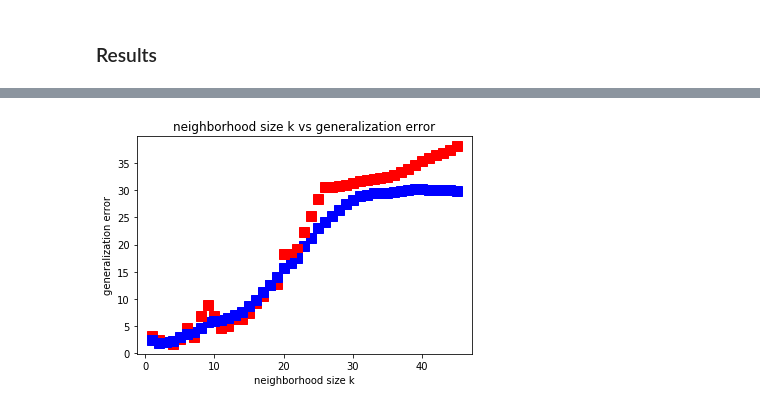
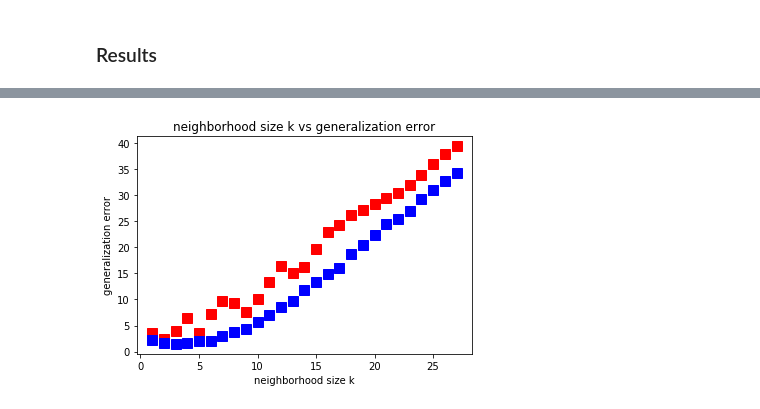
Before and after one commit to nayan-pradhan/MachineLearning_JacobsUniversity, a Jupyter notebook: Assignment7/ProgrammingAssignmentSolution_Sheet7_NayanManSinghPradhan.ipynb, the cells around one changed output, grey strips where cells are left out. Cells and saved outputs as stored; diff of their text form; code cells hidden in the pictures.

Commit message:
Adding 10 random samples

```diff
--- a/Assignment7/ProgrammingAssignmentSolution_Sheet7_NayanManSinghPradhan.ipynb
+++ b/Assignment7/ProgrammingAssignmentSolution_Sheet7_NayanManSinghPradhan.ipynb
@@ -87,6 +87,10 @@ def k_fold_cross_validation(x, y, k_folds, k_for_KNN_reg):
         x_Validate = x_Validate.reshape(-1, 1)
         y_Validate = y_Validate.reshape(-1, 1)
 
+        if (k_for_KNN_reg > len(x_Train)):
+            print("number of samples smaller than the specified number of neighbors")
+            return 0
+
         clf = KNeighborsRegressor(n_neighbors = k_for_KNN_reg)
         clf.fit(x_Train, y_Train)
         prediction = (clf.predict(x_Validate))
@@ -148,51 +216,61 @@ From K-fold Validation Set: 2.4120735218343166
 # %%
 ## For graphing like example 6.3
 
-## Generate random input sample
-N = 51
-x = []
-y = []
-for i in range(0, N):
-    mu, sigma = 0, 1.15 ## mean and standard deviation
-    noise = np.random.normal(mu, sigma, 1)
+## ten sets of randomly generated input samples
 
-    temp_x = random.randint(-4,4)
-    temp_y = temp_x**2 + noise
+for q in range(10):
 
-    x.append(temp_x)
-    y.append(temp_y)
+    ## Generate random input sample
+    N = 51
+    x = []
+    y = []
+    for i in range(0, N):
+        mu, sigma = 0, 1.15 ## mean and standard deviation
+        noise = np.random.normal(mu, sigma, 1)
 
-## Splitting data into train and validate sets
-split_size = random.randint(1, len(x)-1)
-train_x = x[0:split_size]
-train_y = y[0:split_size]
-validate_x = x[split_size:]
-validate_y = y[split_size:]
+        temp_x = random.randint(-4,4)
+        temp_y = temp_x**2 + noise
 
-## Reshaping into np array
-train_x = np.array(train_x)
-validate_x = np.array(validate_x)
-train_x = train_x.reshape(-1,1)
-validate_x = validate_x.reshape(-1,1)
+        x.append(temp_x)
+        y.append(temp_y)
 
-## Error Validation Set
-for k in range(len(train_x)-1, 0, -1):
+    ## Splitting data into train and validate sets
+    split_size = random.randint(1, len(x)-1)
+    train_x = x[0:split_size]
+    train_y = y[0:split_size]
+    validate_x = x[split_size:]
+    validate_y = y[split_size:]
 
-    result_validation_set_graph = err_validation_set_graph(train_x, train_y, validate_x, validate_y, k)
-    plt.plot(k, result_validation_set_graph, color = 'c', label="knn regressor")
-    plt.plot(k, result_validation_set_graph, 'rs', markersize=10, color = 'r')
+    ## Reshaping into np array
+    train_x = np.array(train_x)
+    validate_x = np.array(validate_x)
+    train_x = train_x.reshape(-1,1)
+    validate_x = validate_x.reshape(-1,1)
 
-    result_k_fold_set_graph = k_fold_cross_validation(x, y, 10, k)
-    plt.plot(k, result_k_fold_set_graph, color = 'c', label="knn regressor")
-    plt.plot(k, result_k_fold_set_graph, 'rs', markersize=10, color = 'b')
+    print("K-fold with K = 10, KNN with different values for K")
 
-    plt.title("neighborhood size k vs generalization error")
-    plt.xlabel("neighborhood size k")
-    plt.ylabel("generalization error")
+    ## Graphing
+    for k in range(len(train_x), 0, -1):
 
-# plt.invert_xaxis()
+        # for error validation set
+        result_validation_set_graph = err_validation_set_graph(train_x, train_y, validate_x, validate_y, k)
+        plt.plot(k, result_validation_set_graph, color = 'c')
+        plt.plot(k, result_validation_set_graph, 'rs', markersize=10, color = 'r')
 
-plt.show()
+        # for k fold cross validation set
+        result_k_fold_set_graph = k_fold_cross_validation(x, y, 10, k)
+        plt.plot(k, result_k_fold_set_graph, color = 'c')
+        plt.plot(k, result_k_fold_set_graph, 'rs', markersize=10, color = 'b')
 
-print("We notice that the generalization error is the minimum when the neighborhood size is small, and is large when the neighboorhood size is large.")
+        plt.title("neighborhood size k vs generalization error")
+        plt.xlabel("neighborhood size k")
+        plt.ylabel("generalization error")
+
+    # plt.invert_xaxis()
+    plt.show()
+
+print("We notice that the generalization error is the minimum when the neighborhood size is small, and is large when the neighboorhood size is large.\n")
+
+print("Blue line represents the K fold cross validatioin set")
+print("Red line represents the error validation set")
 # %% [output]
@@ -199 +278 @@ print("We notice that the generalization error is the minimum when the neighborh
-[figure, old version]
+[figure, new version]
```
Also changed, not shown: parts of 3 cells of this notebook.
